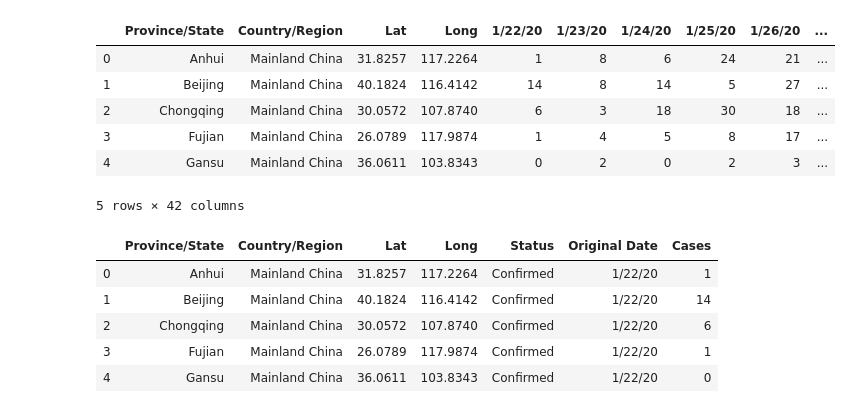
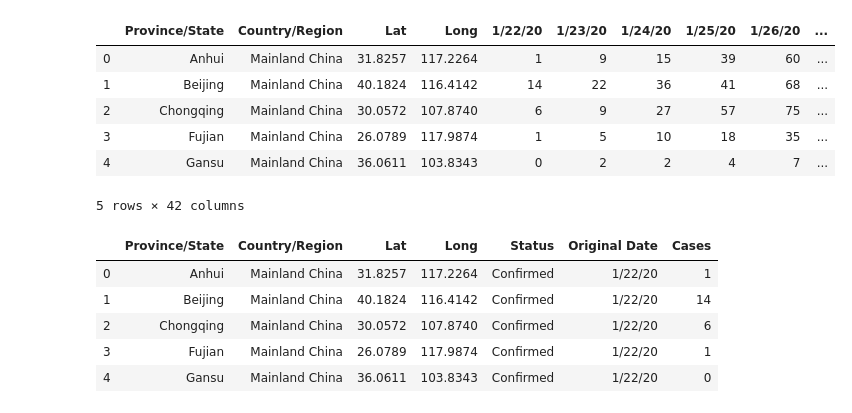
Before and after one commit to greciavm/Python_Project, a Jupyter notebook: Coronavirus.ipynb, the cells around one changed output. Drawn from its saved outputs; the diff is of its cells as text; code cells hidden in the pictures.

```diff
--- a/Coronavirus.ipynb
+++ b/Coronavirus.ipynb
@@ -61,15 +60,15 @@ while (j<=104):
 #  confirmedByday
 # %%
 #Desde aquí se decide cuales df vamos a usar
-combined_data = pd.concat([confirmedByday, deathsByday, recoveredByday])
+combined_data = pd.concat([confirmed_df, deaths_df, recovered_df])
 combined_data.head()
 # %% [output]
 |  | Province/State | Country/Region | Lat | Long | 1/22/20 | 1/23/20 | 1/24/20 | 1/25/20 | 1/26/20 | ... |
-| 0 | Anhui | Mainland China | 31.8257 | 117.2264 | 1 | 8 | 6 | 24 | 21 | ... |
-| 1 | Beijing | Mainland China | 40.1824 | 116.4142 | 14 | 8 | 14 | 5 | 27 | ... |
-| 2 | Chongqing | Mainland China | 30.0572 | 107.8740 | 6 | 3 | 18 | 30 | 18 | ... |
-| 3 | Fujian | Mainland China | 26.0789 | 117.9874 | 1 | 4 | 5 | 8 | 17 | ... |
-| 4 | Gansu | Mainland China | 36.0611 | 103.8343 | 0 | 2 | 0 | 2 | 3 | ... |
+| 0 | Anhui | Mainland China | 31.8257 | 117.2264 | 1 | 9 | 15 | 39 | 60 | ... |
+| 1 | Beijing | Mainland China | 40.1824 | 116.4142 | 14 | 22 | 36 | 41 | 68 | ... |
+| 2 | Chongqing | Mainland China | 30.0572 | 107.8740 | 6 | 9 | 27 | 57 | 75 | ... |
+| 3 | Fujian | Mainland China | 26.0789 | 117.9874 | 1 | 5 | 10 | 18 | 35 | ... |
+| 4 | Gansu | Mainland China | 36.0611 | 103.8343 | 0 | 2 | 2 | 4 | 7 | ... |
 5 rows × 42 columns
 # %%
 transposed_df = combined_data.melt(['Province/State', 'Country/Region', 'Lat', 'Long', 'Status'], var_name='Original Date', value_name='Cases')
```
Also changed, not shown: parts of 8 cells of this notebook.
